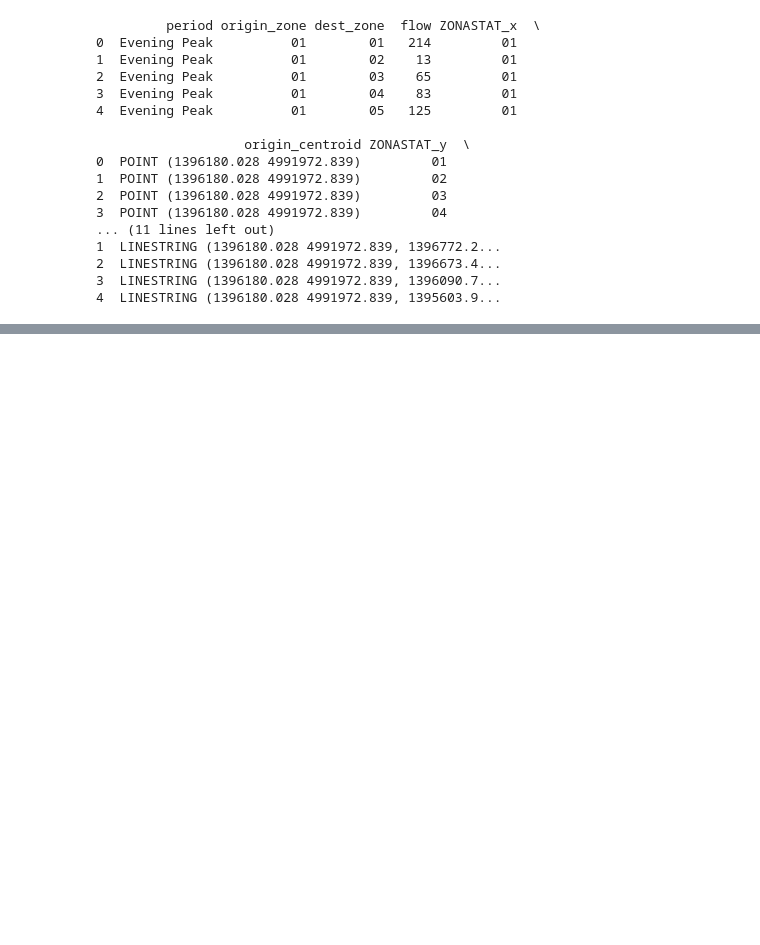
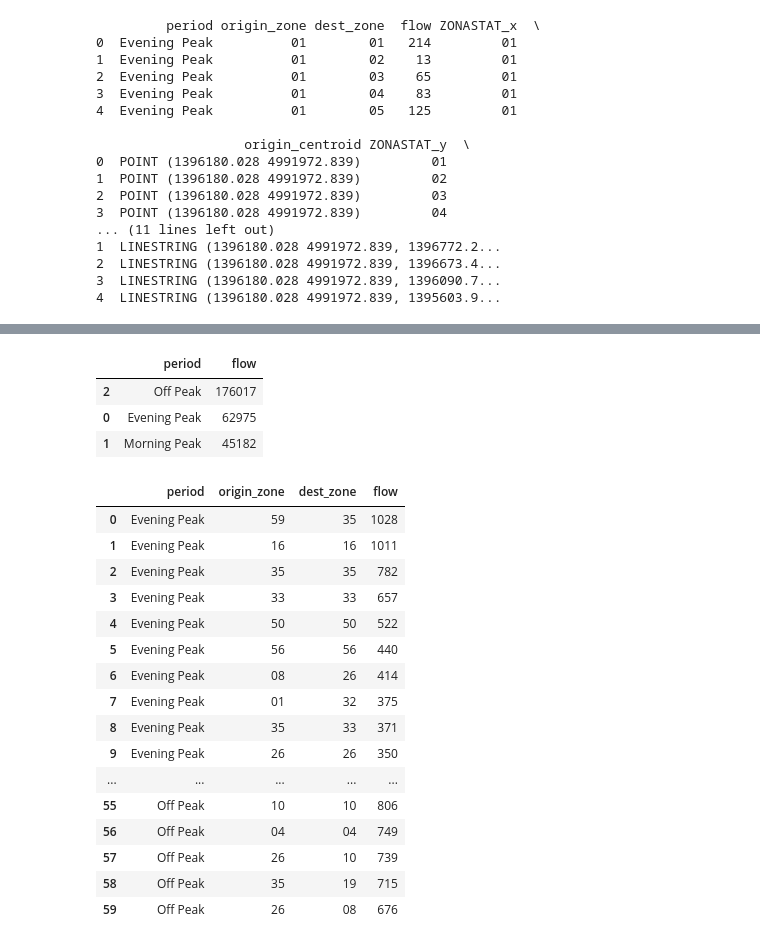
Before and after one commit to minaahmadian/shared-mobility-torino, a Jupyter notebook: Notebooks/Voi_OD_Matrix.ipynb, the cells around one changed output, grey strips where cells are left out. Cells and saved outputs as stored; diff of their text form; code cells hidden in the pictures; blank space fills up the shorter version.

```diff
--- a/Notebooks/Voi_OD_Matrix.ipynb
+++ b/Notebooks/Voi_OD_Matrix.ipynb
@@ -548,3 +548,48 @@ m_off
 [interactive output not drawn]
 # %%
 m_off.save("od_off_flows_voi.html")
+# %%
+total_flows_by_period = (
+    od_period
+    .groupby("period")["flow"]
+    .sum()
+    .reset_index()
+    .sort_values("flow", ascending=False)
+)
+
+total_flows_by_period
+# %% [output]
+|  | period | flow |
+| 2 | Off Peak | 176017 |
+| 0 | Evening Peak | 62975 |
+| 1 | Morning Peak | 45182 |
+# %%
+# Top OD flows per period
+
+top_od_by_period = (
+    od_period
+    .sort_values(["period", "flow"], ascending=[True, False])
+    .groupby("period")
+    .head(20)
+    .reset_index(drop=True)
+)
+
+top_od_by_period
+# %% [output]
+|  | period | origin_zone | dest_zone | flow |
+| 0 | Evening Peak | 59 | 35 | 1028 |
+| 1 | Evening Peak | 16 | 16 | 1011 |
+| 2 | Evening Peak | 35 | 35 | 782 |
+| 3 | Evening Peak | 33 | 33 | 657 |
+| 4 | Evening Peak | 50 | 50 | 522 |
+| 5 | Evening Peak | 56 | 56 | 440 |
+| 6 | Evening Peak | 08 | 26 | 414 |
+| 7 | Evening Peak | 01 | 32 | 375 |
+| 8 | Evening Peak | 35 | 33 | 371 |
+| 9 | Evening Peak | 26 | 26 | 350 |
+| ... | ... | ... | ... | ... |
+| 55 | Off Peak | 10 | 10 | 806 |
+| 56 | Off Peak | 04 | 04 | 749 |
+| 57 | Off Peak | 26 | 10 | 739 |
+| 58 | Off Peak | 35 | 19 | 715 |
+| 59 | Off Peak | 26 | 08 | 676 |
```
Also changed, not shown: parts of 20 cells of this notebook, 3 other files.
